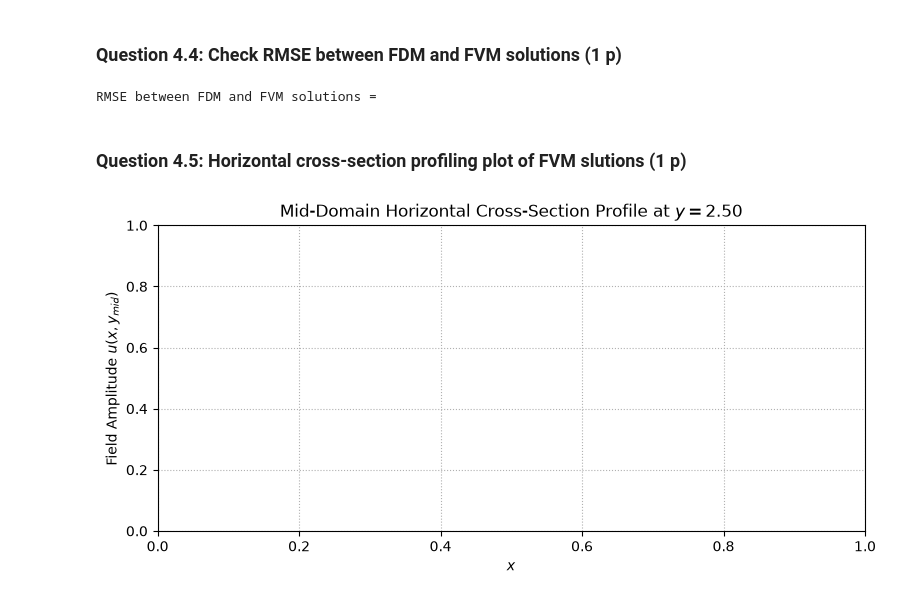
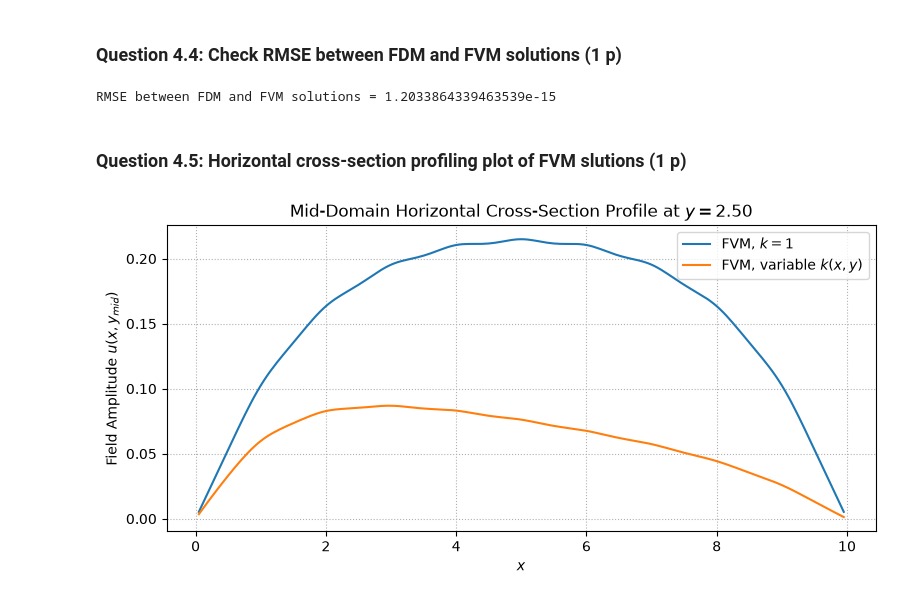
Before and after one commit to erietman46/TW3730TU-Numerical-Methods-for-DEs-ER, a Jupyter notebook: Assignment-3.ipynb, the cells around one changed output. Cells and saved outputs as stored; diff of their text form; code cells hidden in the pictures.

```diff
--- a/Assignment-3.ipynb
+++ b/Assignment-3.ipynb
@@ -856,23 +933,28 @@ plt.show()
 # %% [markdown]
 ### Question 4.4: Check RMSE between FDM and FVM solutions (1 p)
 # %%
-print('RMSE between FDM and FVM solutions =', ) #REPLACE THIS
+print('RMSE between FDM and FVM solutions =',
+      np.sqrt(np.mean((u_fdm - u_fvm_k1)**2)))
 # %% [output]
-RMSE between FDM and FVM solutions =
+RMSE between FDM and FVM solutions = 1.2033864339463539e-15
 # %% [markdown]
 ### Question 4.5: Horizontal cross-section profiling plot of FVM slutions (1 p)
 # %%
 plt.figure(figsize=(8, 4))
-# YOUR CODE HERE
+
+mid_y = (Ny - 1) // 2
+plt.plot(x[:, mid_y], u_fvm_k1[:, mid_y], label='FVM, $k=1$')
+plt.plot(x[:, mid_y], u_fvm_k2[:, mid_y], label='FVM, variable $k(x,y)$')
+
 plt.title(f'Mid-Domain Horizontal Cross-Section Profile at $y = {Ly/2:.2f}$', fontsize=12)
 plt.xlabel('$x$')
 plt.ylabel('Field Amplitude $u(x, y_{mid})$')
 plt.grid(True, linestyle=':')
-#plt.legend() #UNCOMMENT
+plt.legend()
 plt.tight_layout()
 plt.show()
 # %% [output]
-[figure, old version]
+[figure, new version]
 # %% [markdown]
 ### 📝 Section 5: Analysis & Discussion (4 p)
 
```
Also changed, not shown: parts of 6 cells of this notebook.
